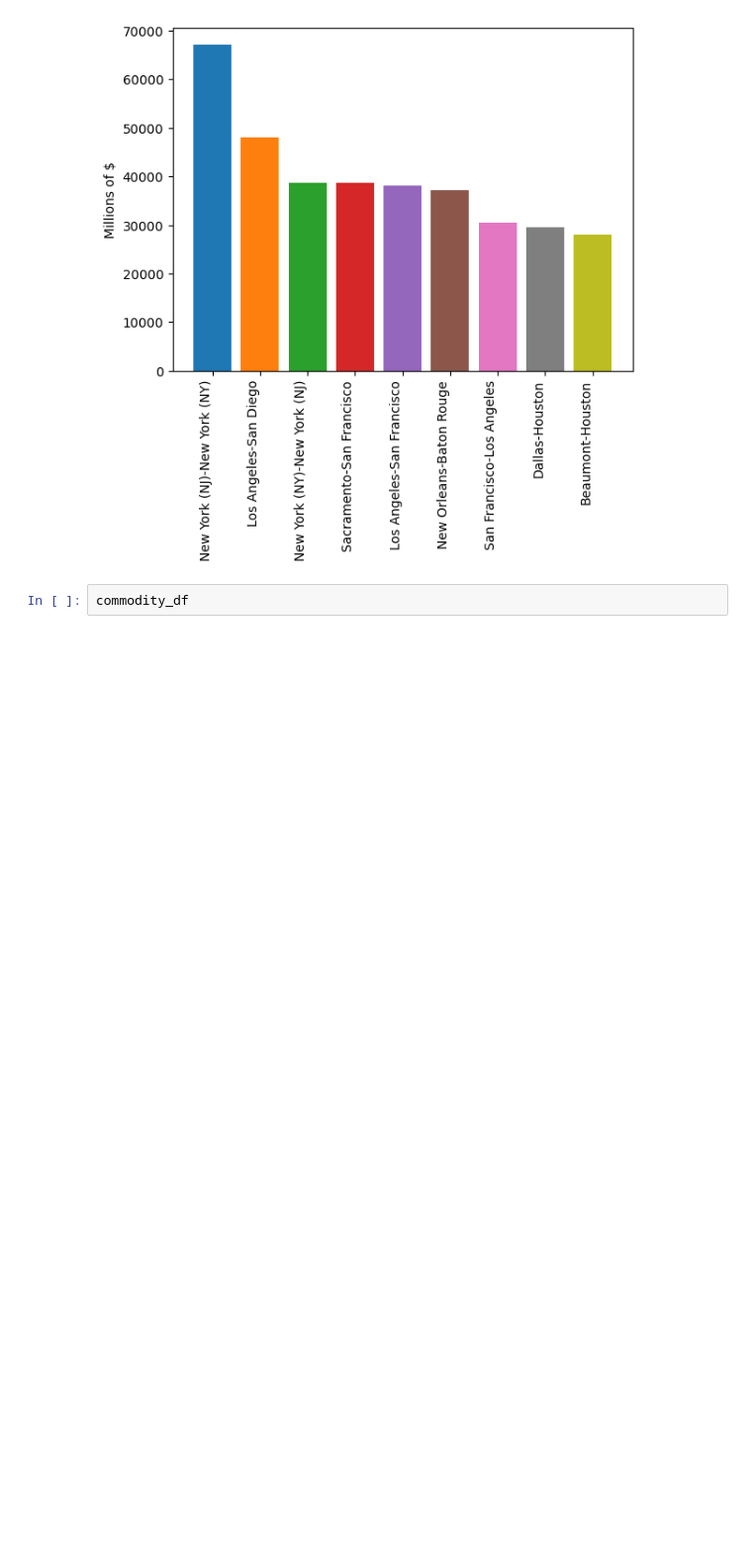
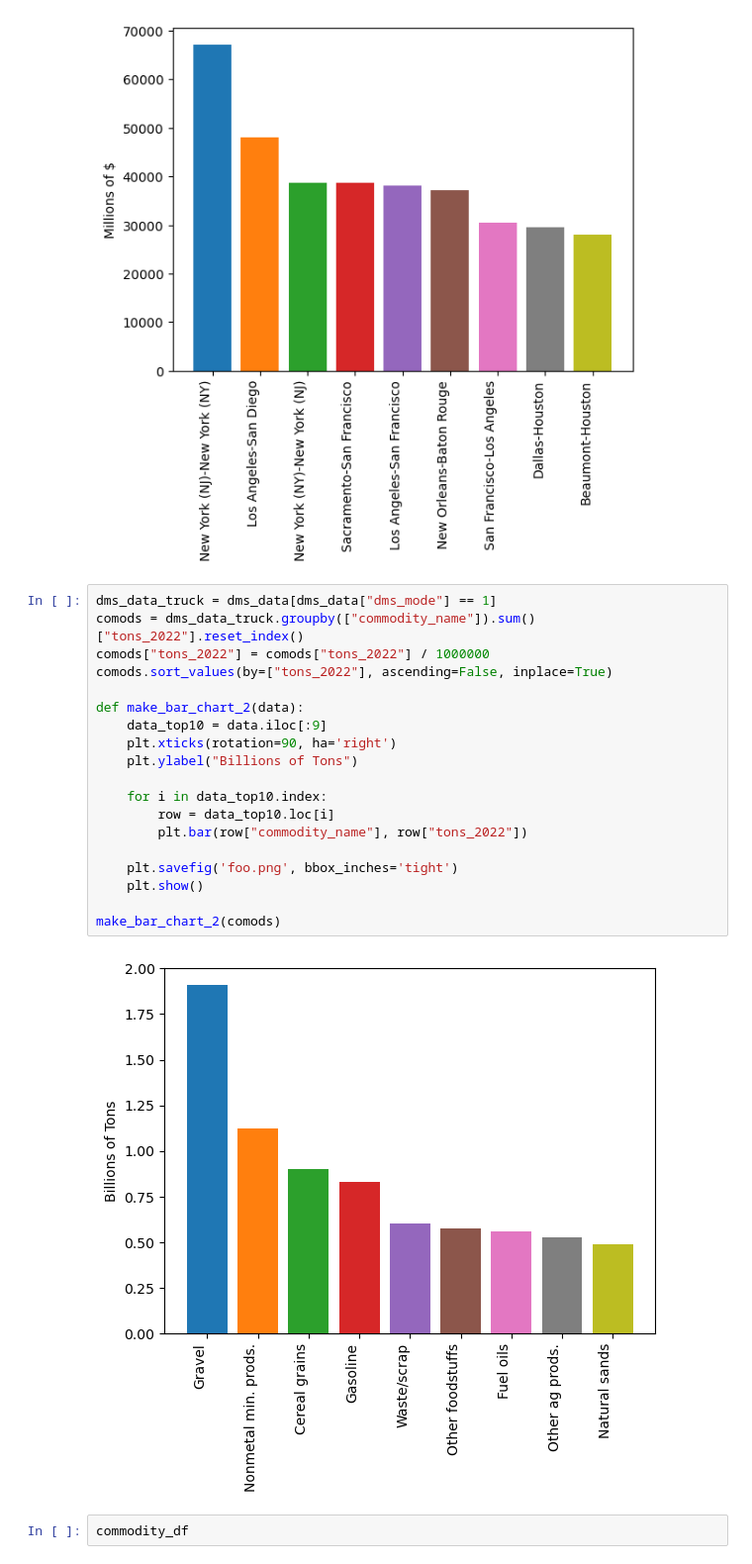
Before and after one commit to franktucci/498-fat5-trade-analysis, a Jupyter notebook: main.ipynb, the cells around one changed output. Shown: that part at 99% size. Cells and saved outputs as stored; diff of their text form; blank space fills up the shorter version.

```diff
--- a/main.ipynb
+++ b/main.ipynb
@@ -116,6 +117,27 @@ def make_bar_chart(data):
 make_bar_chart(dms_top10_pairs_total)
 # %% [output]
 [figure]
+# %%
+dms_data_truck = dms_data[dms_data["dms_mode"] == 1]
+comods = dms_data_truck.groupby(["commodity_name"]).sum()["tons_2022"].reset_index()
+comods["tons_2022"] = comods["tons_2022"] / 1000000
+comods.sort_values(by=["tons_2022"], ascending=False, inplace=True)
+
+def make_bar_chart_2(data):
+    data_top10 = data.iloc[:9]
+    plt.xticks(rotation=90, ha='right')
+    plt.ylabel("Billions of Tons")
+
+    for i in data_top10.index:
+        row = data_top10.loc[i]
+        plt.bar(row["commodity_name"], row["tons_2022"])
+
+    plt.savefig('foo.png', bbox_inches='tight')
+    plt.show()
+
+make_bar_chart_2(comods)
+# %% [output]
+[figure, added]
 # %%
 commodity_df
 # %% [output]
```
Also changed, not shown: parts of 2 cells of this notebook, 15 other files.
